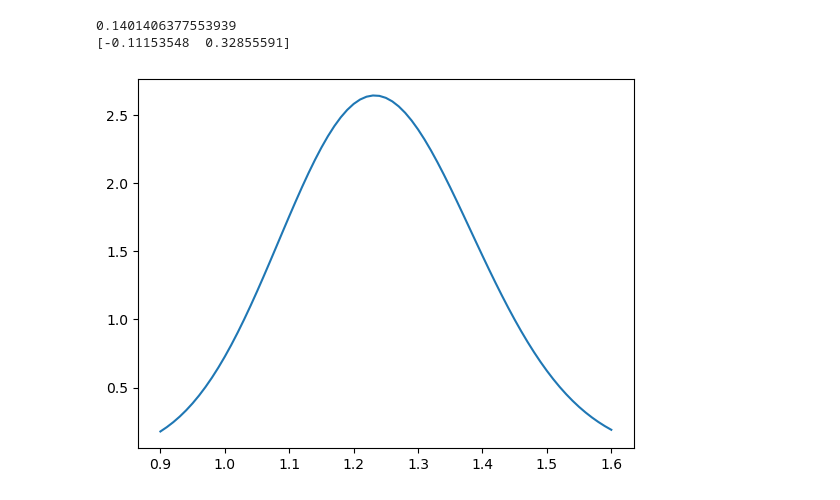
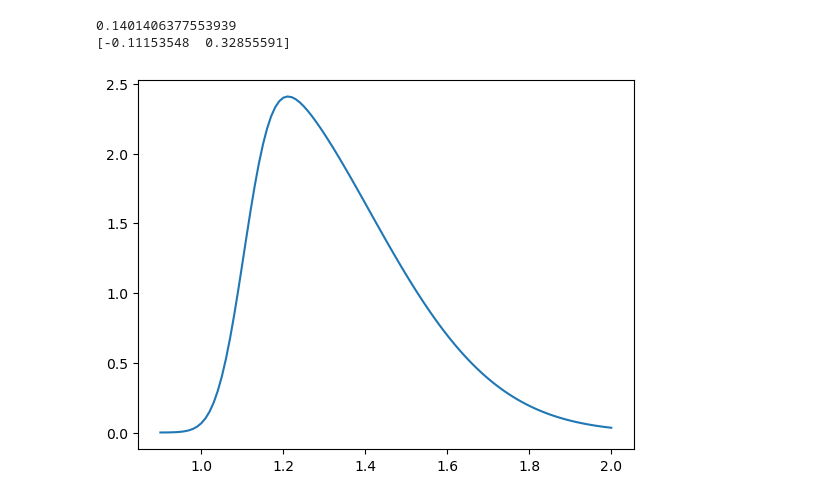
Before and after one commit to chrisroadmap/storelvmo-2025, a Jupyter notebook: notebooks/carbon_budget_calculations.ipynb, the cells around one changed output. Cells and saved outputs as stored; diff of their text form; code cells hidden in the pictures.

```diff
--- a/notebooks/carbon_budget_calculations.ipynb
+++ b/notebooks/carbon_budget_calculations.ipynb
@@ -268,22 +264,22 @@ print(np.percentile(f_nc_flat, (5,95)))
 0.1401406377553939
 [-0.11153548  0.32855591]
 # %%
-# anthropogenic warming is from IGCC 2022 for 2013-22, then extrapolated to 2022 year end value using 0.2C/decade
-# see table 6 in https://essd.copernicus.org/articles/15/2295/2023/essd-15-2295-2023.pdf
-warming_pc05 = 1.0
-warming_pc50 = 1.24
-warming_pc95 = 1.5
+# anthropogenic warming is from IGCC 2023 for 2023 single year
+# see table 6 in https://essd.copernicus.org/articles/16/2625/2024/#section7
+warming_pc05 = 1.1
+warming_pc50 = 1.31
+warming_pc95 = 1.7
 
 def fit_skewnorm(x):
     q05,q50,q95 = st.skewnorm.ppf((0.05,0.50,0.95), x[0], loc=x[1], scale=x[2])
     return [q05 - warming_pc05, q50 - warming_pc50, q95 - warming_pc95]
 
 params = root(fit_skewnorm, [4, 1.18, 0.1]).x
 #params
-pl.plot(np.arange(0.9,1.61,0.01), st.skewnorm.pdf(np.arange(0.9,1.61,0.01), params[0], loc=params[1], scale=params[2]));
+pl.plot(np.arange(0.9,2.01,0.01), st.skewnorm.pdf(np.arange(0.9,2.01,0.01), params[0], loc=params[1], scale=params[2]));
 T_anth = st.skewnorm.rvs(params[0], loc=params[1], scale=params[2], size=SAMPLES)
 # %% [output]
-[figure, old version]
+[figure, new version]
 # %%
 rcb_obs = rcb(1.5, T_anth, f_nc, tcre_obs, offset=offset)
 rcb_est = rcb(1.5, T_anth, f_nc, tcre_est, offset=offset)
```
Also changed, not shown: parts of 10 cells of this notebook, 2 other files.
